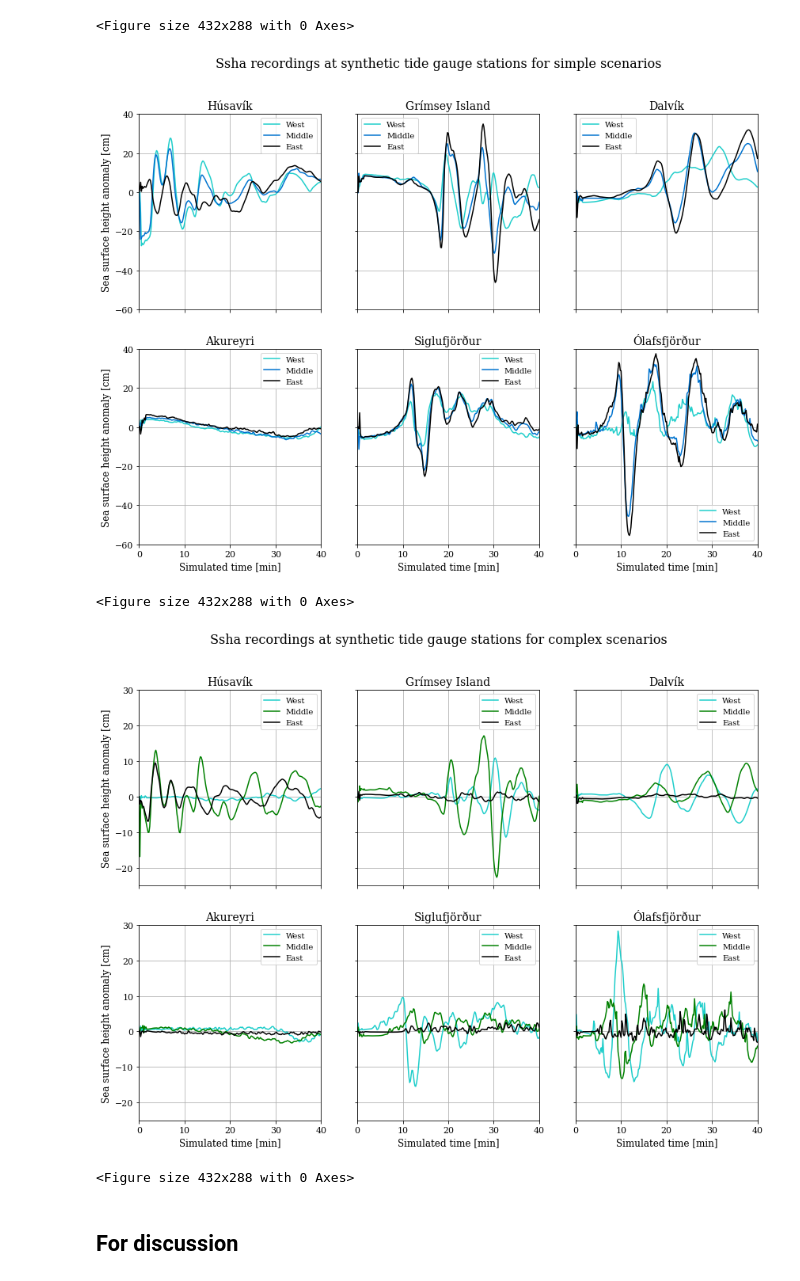
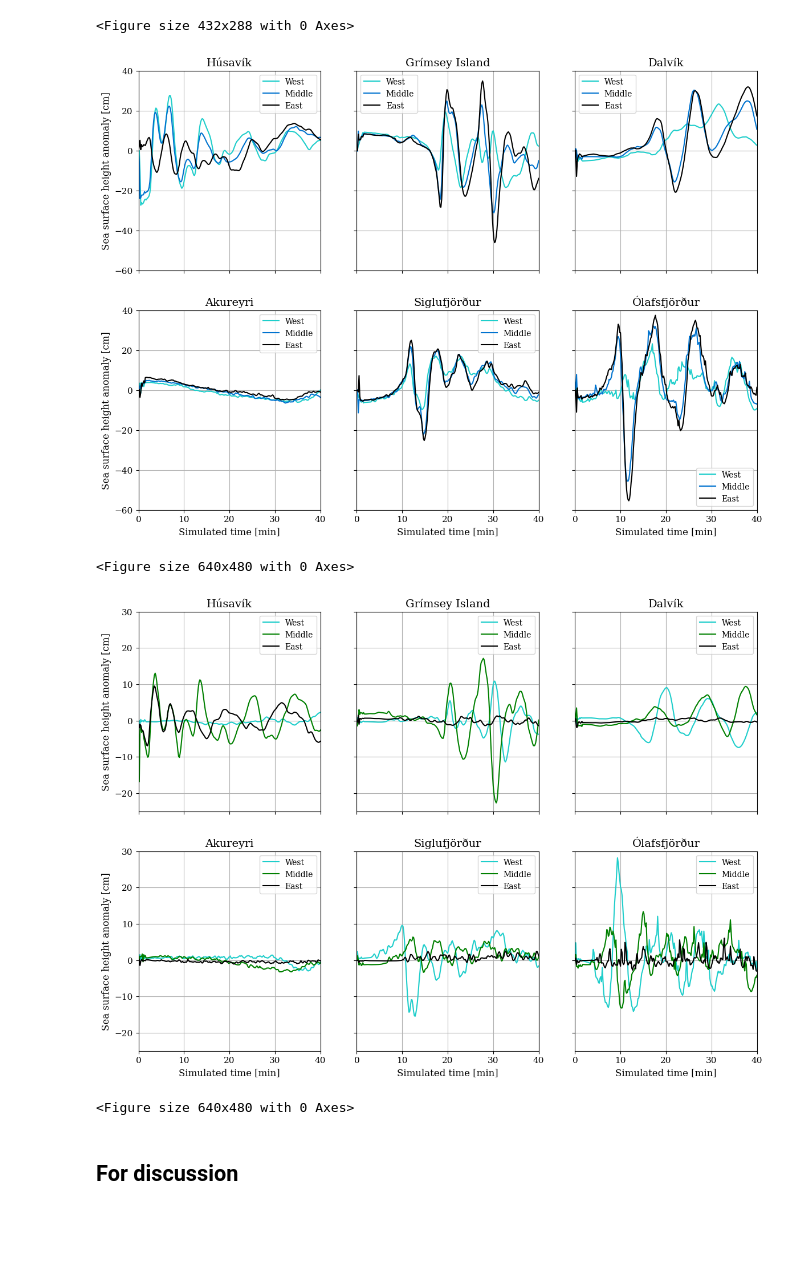
Before and after one commit to fabian-kutschera/Scripts4Processing, a Jupyter notebook: samoa/ssha_ptsovertime4paper.ipynb, the cells around one changed output. Drawn from its saved outputs; the diff is of its cells as text; code cells hidden in the pictures; blank space fills up the shorter version.

```diff
--- a/samoa/ssha_ptsovertime4paper.ipynb
+++ b/samoa/ssha_ptsovertime4paper.ipynb
@@ -354,7 +340,7 @@ c3 = 'k' #black
 
 
 fig, ((ax1, ax2, ax3), (ax4, ax5, ax6)) = plt.subplots(2, 3, sharex=True, sharey=True, figsize=(14,10))
-fig.suptitle("Ssha recordings at synthetic tide gauge stations for simple scenarios", fontsize=16)
+#fig.suptitle("Ssha recordings at synthetic tide gauge stations for simple scenarios", fontsize=16)
 fig.set_figwidth(14)
 ax1.set_xlim([0,40])
 ax1.set_ylim([-60,40]) # simple
@@ -390,35 +376,35 @@ ax4.plot(akureyri_sW.time, akureyri_sW.ssha, label="West", color=c1)
 ax4.plot(akureyri_sM.time, akureyri_sM.ssha, label="Middle", color=c2)
 ax4.plot(akureyri_sE.time, akureyri_sE.ssha, label="East", color=c3)
 ax4.legend()
 ax4.set_ylabel("Sea surface height anomaly [cm]", fontsize=12)
 ax4.set_xlabel("Simulated time [min]", fontsize=12)
 ax4.set_title("Akureyri", fontsize=14)
 ax4.grid()
 
 
 ax5.plot(sig_sW.time, sig_sW.ssha, label="West", color=c1)
 ax5.plot(sig_sM.time, sig_sM.ssha, label="Middle", color=c2)
 ax5.plot(sig_sE.time, sig_sE.ssha, label="East", color=c3)
 ax5.legend()
 ax5.set_xlabel("Simulated time [min]", fontsize=12)
 ax5.set_title("Siglufjörður", fontsize=14)
 ax5.grid()
 
 
 ax6.plot(olaf_sW.time, olaf_sW.ssha, label="West", color=c1)
 ax6.plot(olaf_sM.time, olaf_sM.ssha, label="Middle", color=c2)
 ax6.plot(olaf_sE.time, olaf_sE.ssha, label="East", color=c3)
 ax6.legend()
 ax6.set_xlabel("Simulated time [min]", fontsize=12)
 ax6.set_title("Ólafsfjörður", fontsize=14)
 ax6.grid()
 
 plt.savefig('ssha_stations_simple.png', dpi=300)
 plt.show()
 plt.clf()
 # %% [output]
-[figure, old version]
+[figure, new version]
-<Figure size 432x288 with 0 Axes>
+<Figure size 640x480 with 0 Axes>
 # %%
 ### Plot for paper - COMPLEX fault geometry
 ### PLOTTING
@@ -436,7 +422,7 @@ c3 = 'k' #British Racing
 
 
 fig, ((ax1, ax2, ax3), (ax4, ax5, ax6)) = plt.subplots(2, 3, sharex=True, sharey=True, figsize=(14,10))
-fig.suptitle("Ssha recordings at synthetic tide gauge stations for complex scenarios", fontsize=16)
+#fig.suptitle("Ssha recordings at synthetic tide gauge stations for complex scenarios", fontsize=16)
 fig.set_figwidth(14)
 ax1.set_xlim([0,40])
 ax1.set_ylim([-25,30]) # complex
@@ -498,8 +484,8 @@ plt.savefig('ssha_stations_complex.png', dpi=300)
 plt.show()
 plt.clf()
 # %% [output]
-[figure, old version]
+[figure, new version]
-<Figure size 432x288 with 0 Axes>
+<Figure size 640x480 with 0 Axes>
 # %% [markdown]
 ## For discussion
 # %%
```
Also changed, not shown: parts of 2 cells of this notebook, 2 other files.
